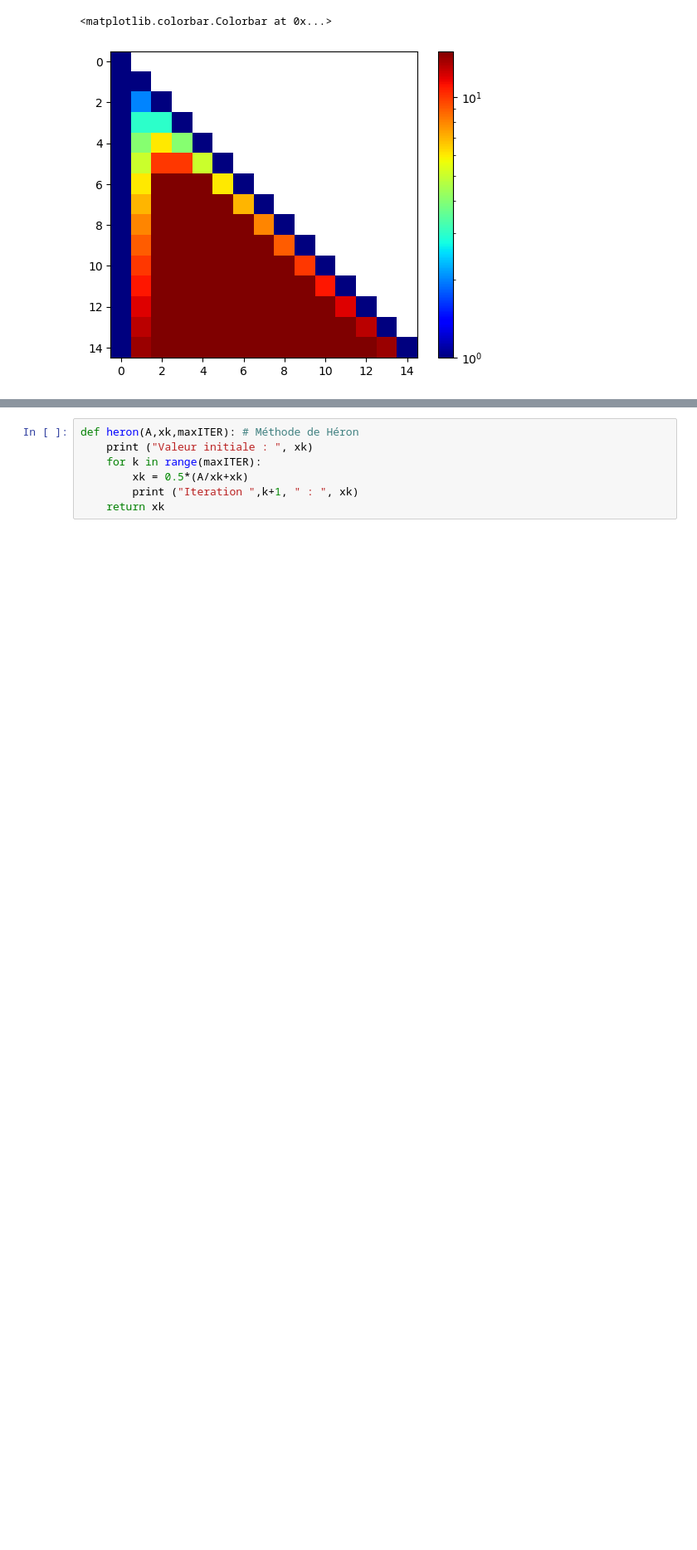
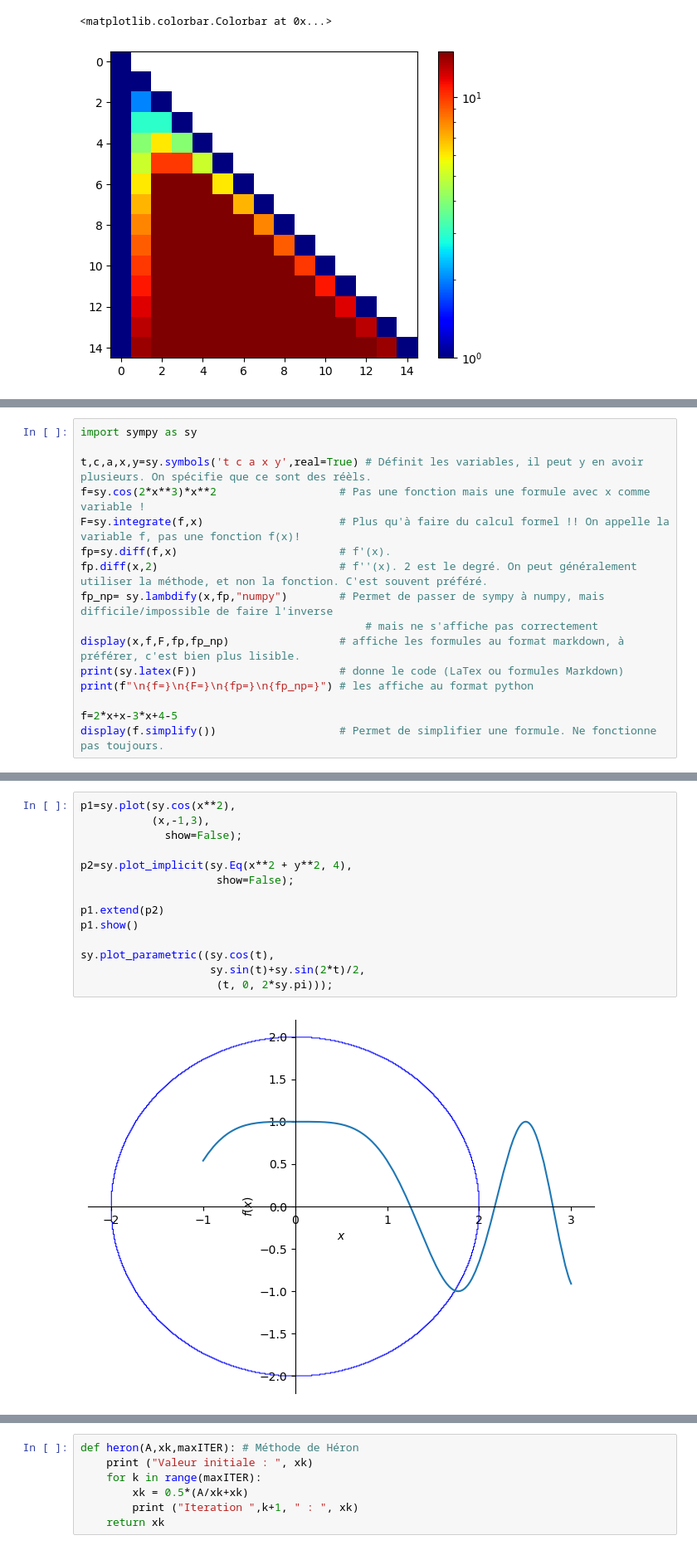
Before and after one commit to Alpha13e/Ressources, a Jupyter notebook: Cours_python.ipynb, the cells around one changed output, grey strips where cells are left out. Shown at 83% size. Saved outputs shown, nothing was run; the diff lists cells and outputs as text; blank space fills up the shorter version.

Commit message:
Début d'inclusion sympy (cours M35)

```diff
--- a/Cours_python.ipynb
+++ b/Cours_python.ipynb
@@ -385,0 +391,16 @@ Pascal par matrice au rang 8:
+# %%
+import sympy as sy
+
+t,c,a,x,y=sy.symbols('t c a x y',real=True) # Définit les variables, il peut y en avoir plusieurs. On spécifie que ce sont des réèls.
+f=sy.cos(2*x**3)*x**2                   # Pas une fonction mais une formule avec x comme variable !
+F=sy.integrate(f,x)                     # Plus qu'à faire du calcul formel !! On appelle la variable f, pas une fonction f(x)!
+fp=sy.diff(f,x)                         # f'(x).
+fp.diff(x,2)                            # f''(x). 2 est le degré. On peut généralement utiliser la méthode, et non la fonction. C'est souvent préféré.
+fp_np= sy.lambdify(x,fp,"numpy")        # Permet de passer de sympy à numpy, mais difficile/impossible de faire l'inverse
+                                            # mais ne s'affiche pas correctement
+display(x,f,F,fp,fp_np)                 # affiche les formules au format markdown, à préférer, c'est bien plus lisible.
+print(sy.latex(F))                      # donne le code (LaTex ou formules Markdown)
+print(f"\n{f=}\n{F=}\n{fp=}\n{fp_np=}") # les affiche au format python
+
+f=2*x+x-3*x+4-5
+display(f.simplify())                   # Permet de simplifier une formule. Ne fonctionne pas toujours.
@@ -385,0 +440,16 @@ Pascal par matrice au rang 8:
+# %%
+p1=sy.plot(sy.cos(x**2),
+           (x,-1,3),
+             show=False);
+
+p2=sy.plot_implicit(sy.Eq(x**2 + y**2, 4),
+                     show=False);
+
+p1.extend(p2)
+p1.show()
+
+sy.plot_parametric((sy.cos(t),
+                    sy.sin(t)+sy.sin(2*t)/2,
+                     (t, 0, 2*sy.pi)));
+# %% [output]
+[figure, added]
```
Also changed, not shown: parts of 12 cells of this notebook.
